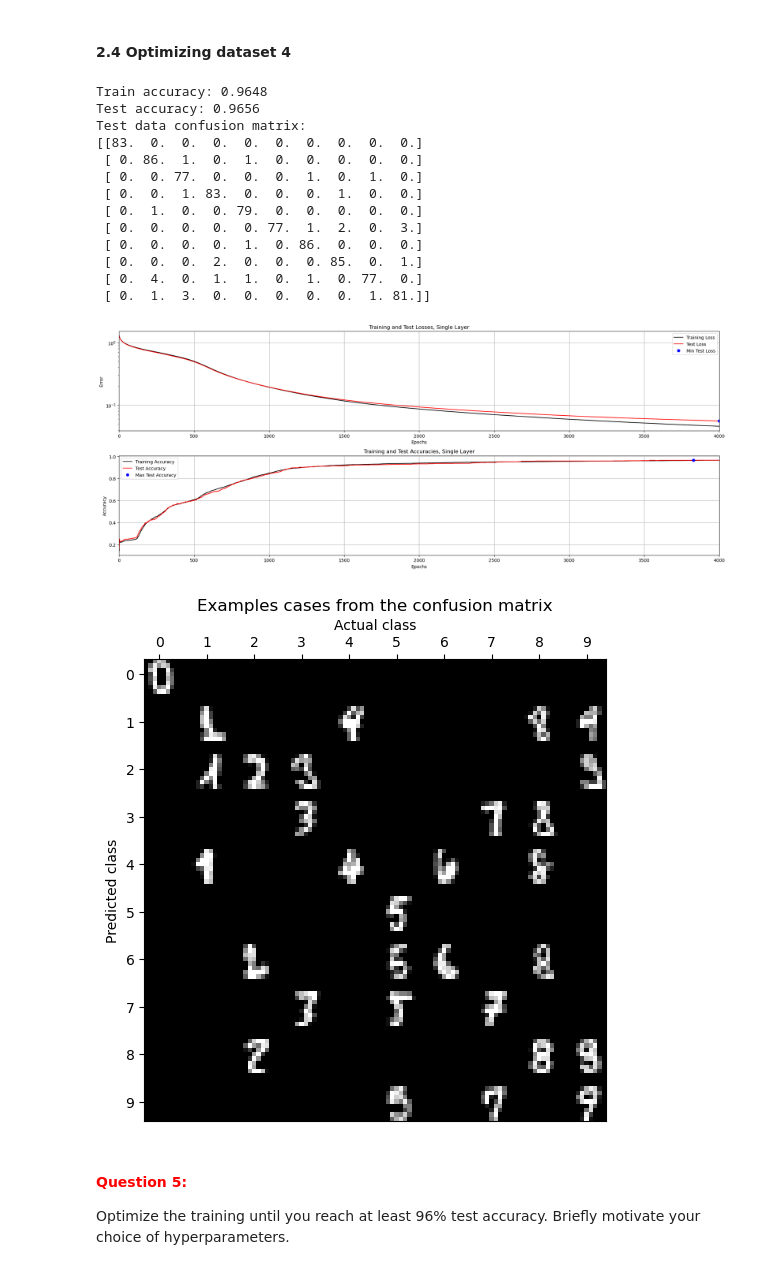
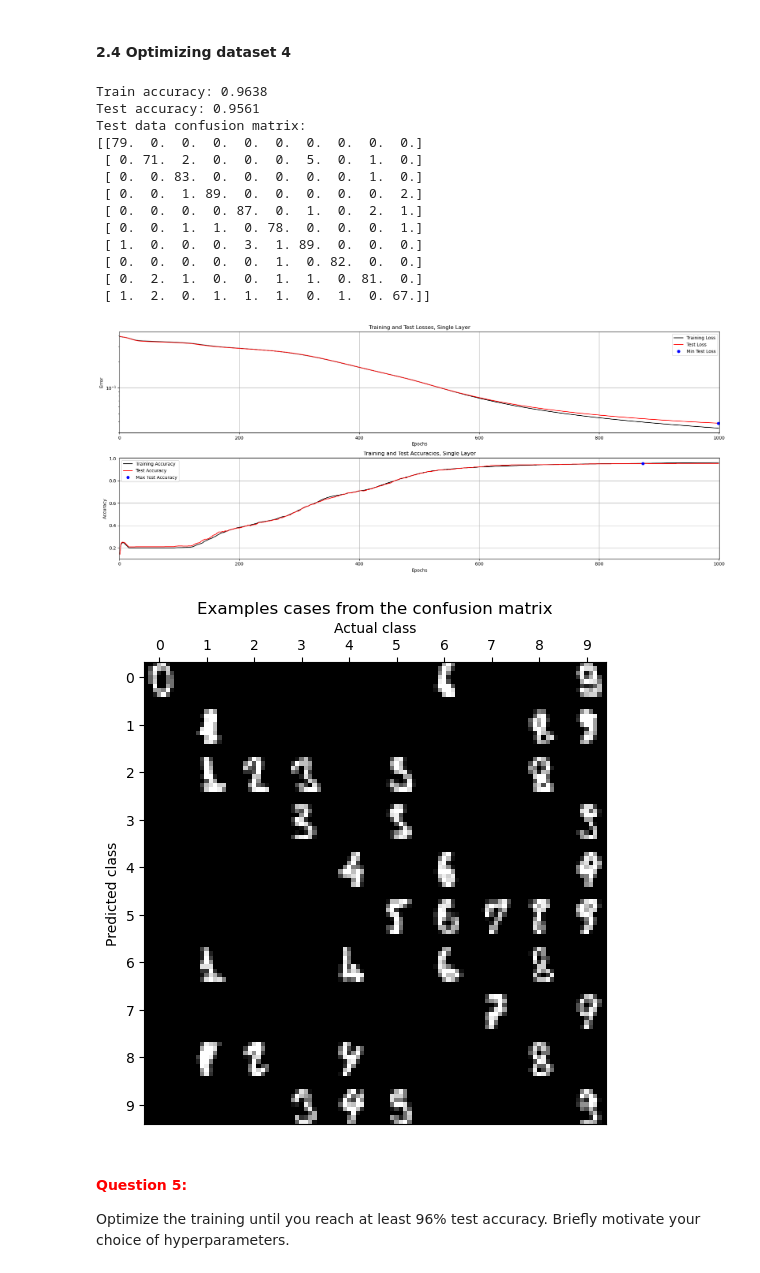
Before and after one commit to ash-rulz/NeuralNet, a Jupyter notebook: A1_Supervised/main3_MultiLayer.ipynb, the cells around one changed output. Drawn from its saved outputs; the diff is of its cells as text; code cells hidden in the pictures.

```diff
--- a/A1_Supervised/main3_MultiLayer.ipynb
+++ b/A1_Supervised/main3_MultiLayer.ipynb
@@ -118,7 +118,7 @@ def backward(W1, B1, W2, B2, X, U, Y, D, useTanhOutput=False):
 
     # Gradient for the output layer
     GradW2 = pd_D_W2.T @ (pd_Error_E * pd_E_D)
-    GradB2 = np.mean(pd_Error_E * pd_E_D, axis = 0)
+    GradB2 = np.sum(pd_Error_E * pd_E_D, axis = 0)
 
     pd_D_C = W2
     if useTanhOutput:
@@ -130,7 +130,7 @@ def backward(W1, B1, W2, B2, X, U, Y, D, useTanhOutput=False):
 
     # And the input layer
     GradW1 = pd_B_W1.T @((pd_Error_E * pd_E_D) @ pd_D_C.T * pd_C_B)
-    GradB1 = np.mean((pd_Error_E * pd_E_D) @ pd_D_C.T * pd_C_B, axis = 0)
+    GradB1 = np.sum((pd_Error_E * pd_E_D) @ pd_D_C.T * pd_C_B, axis = 0)
 
     # ============================================
 
@@ -498,42 +498,42 @@ Optimize the training until you reach at least 99% test accuracy. Briefly motiva
 # %%
 # --------------------------------------------
 # === Your code here =========================
 # --------------------------------------------
 nInputs  = 64
 nClasses = 10
 nHidden  = 40
 
 #Xavier initialization
 lower_1 = -(1.0 / np.sqrt(nInputs))
 upper_1 = (1.0 / np.sqrt(nInputs))
 W1_0 = np.linspace(lower_1, upper_1 , nInputs * nHidden).reshape(nInputs,nHidden)
 B1_0 = np.linspace(lower_1, upper_1 , nHidden).reshape(1,nHidden)
 
 lower_2 = -(1.0 / np.sqrt(nHidden))
 upper_2 = (1.0 / np.sqrt(nHidden))
 W2_0 = np.linspace(lower_2, upper_2 , nHidden * nClasses).reshape(nHidden,nClasses)
 B2_0 = np.linspace(lower_2, upper_2 , nClasses).reshape(1,nClasses)
 
-params = {"epochs": 4000, "learningRate": 0.09, "normalize": True, "useTanhOutput": True}
+params = {"epochs": 1000, "learningRate": 0.09, "normalize": False, "useTanhOutput": True}
 # ============================================
 
 trainMultiLayerOnDataset(4, 0.15, W1_0, B1_0, W2_0, B2_0, params)
 # %% [output]
-Train accuracy: 0.9648
-Test accuracy: 0.9656
+Train accuracy: 0.9638
+Test accuracy: 0.9561
 Test data confusion matrix:
-[[83.  0.  0.  0.  0.  0.  0.  0.  0.  0.]
- [ 0. 86.  1.  0.  1.  0.  0.  0.  0.  0.]
- [ 0.  0. 77.  0.  0.  0.  1.  0.  1.  0.]
- [ 0.  0.  1. 83.  0.  0.  0.  1.  0.  0.]
- [ 0.  1.  0.  0. 79.  0.  0.  0.  0.  0.]
- [ 0.  0.  0.  0.  0. 77.  1.  2.  0.  3.]
- [ 0.  0.  0.  0.  1.  0. 86.  0.  0.  0.]
- [ 0.  0.  0.  2.  0.  0.  0. 85.  0.  1.]
- [ 0.  4.  0.  1.  1.  0.  1.  0. 77.  0.]
- [ 0.  1.  3.  0.  0.  0.  0.  0.  1. 81.]]
+[[79.  0.  0.  0.  0.  0.  0.  0.  0.  0.]
+ [ 0. 71.  2.  0.  0.  0.  5.  0.  1.  0.]
+ [ 0.  0. 83.  0.  0.  0.  0.  0.  1.  0.]
+ [ 0.  0.  1. 89.  0.  0.  0.  0.  0.  2.]
+ [ 0.  0.  0.  0. 87.  0.  1.  0.  2.  1.]
+ [ 0.  0.  1.  1.  0. 78.  0.  0.  0.  1.]
+ [ 1.  0.  0.  0.  3.  1. 89.  0.  0.  0.]
+ [ 0.  0.  0.  0.  0.  1.  0. 82.  0.  0.]
+ [ 0.  2.  1.  0.  0.  1.  1.  0. 81.  0.]
+ [ 1.  2.  0.  1.  1.  1.  0.  1.  0. 67.]]
-[figure, old version]
+[figure, new version]
-[figure, old version]
+[figure, new version]
 # %% [markdown]
 #### **<span style="color:red">Question 5:</span>**
 
```
Also changed, not shown: parts of 3 cells of this notebook, 2 other files.
